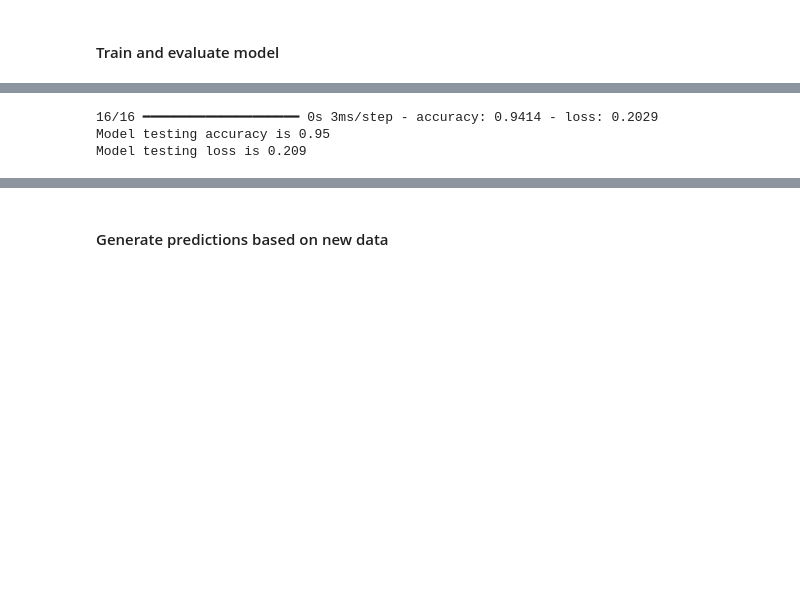
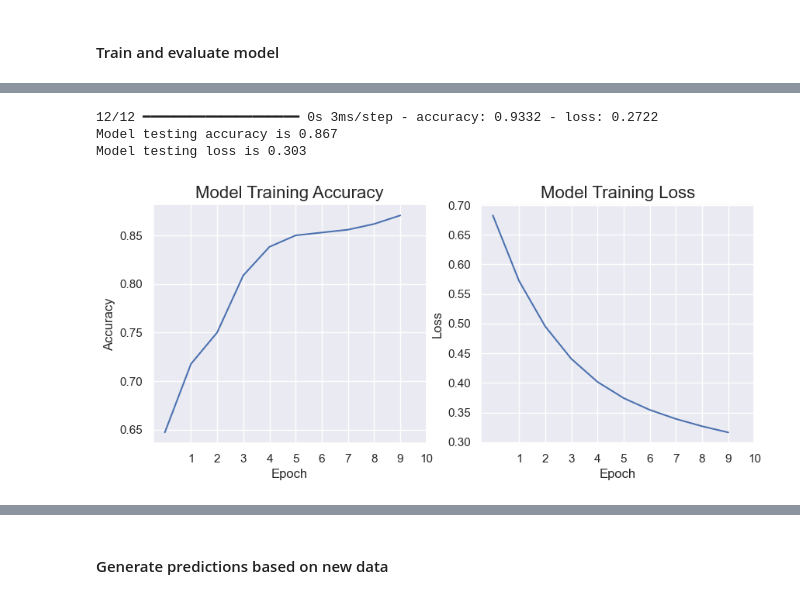
Before and after one commit to jac6779/deep-learning, a Jupyter notebook: 03_Modeling.ipynb, the cells around one changed output, grey strips where cells are left out. Drawn from its saved outputs; the diff is of its cells as text; code cells hidden in the pictures; blank space fills up the shorter version.

```diff
--- a/03_Modeling.ipynb
+++ b/03_Modeling.ipynb
@@ -4,6 +4,9 @@
 # Import libraries
 import pandas as pd
 import numpy as np
+import matplotlib.pyplot as plt
+import seaborn as sns
+sns.set()
 # %%
 # Load Data
 data = pd.read_csv("processed_data.txt", sep="|")
@@ -28,7 +31,7 @@ y = data["Purchased"]
 # %%
 # Divide data into training and testing.
 from sklearn.model_selection import train_test_split
-X_train, X_test, y_train, y_test = train_test_split(X, y, test_size=0.20, random_state=35)
+X_train, X_test, y_train, y_test = train_test_split(X, y, test_size=0.15, random_state=25)
 # %%
 # Convert train and test data sets into tensors
 import tensorflow as tf
@@ -70,5 +70,6 @@ Model: "sequential"
 #### Train and evaluate model
 # %%
 # Train model
-model.fit(X_train, y_train, batch_size=5, epochs=30, verbose=1)
+history = model.fit(X_train, y_train, batch_size=5, epochs=10, verbose=1, validation_data=(X_test, y_test))
+history
 # %% [output]
@@ -95,9 +99,26 @@ Epoch 30/30
 results = model.evaluate(X_test, y_test, batch_size=5)
 print("Model testing accuracy is", round(results[1], 3), "\nModel testing loss is", round(results[0], 3))
 # %% [output]
-16/16 ━━━━━━━━━━━━━━━━━━━━ 0s 3ms/step - accuracy: 0.9414 - loss: 0.2029
-Model testing accuracy is 0.95
-Model testing loss is 0.209
+12/12 ━━━━━━━━━━━━━━━━━━━━ 0s 3ms/step - accuracy: 0.9332 - loss: 0.2722
+Model testing accuracy is 0.867
+Model testing loss is 0.303
+# %%
+# Plot accuracy and loss
+fix, (ax1, ax2) = plt.subplots(1, 2, figsize=(10,4))
+ax1.plot(history.history["accuracy"])
+ax1.set_xlabel("Epoch")
+ax1.set_ylabel("Accuracy")
+ax1.set_xticks(np.arange(1,11,1))
+ax1.set_title("Model Training Accuracy", fontsize=16)
+
+ax2.plot(history.history["loss"])
+ax2.set_xlabel("Epoch")
+ax2.set_ylabel("Loss")
+ax2.set_xticks(np.arange(1,11,1))
+ax2.set_title("Model Training Loss", fontsize=16)
+plt.show()
+# %% [output]
+[figure, added]
 # %%
 # Predictions from testing data
 y_pred = model.predict(X_test)
```
Also changed, not shown: parts of 5 cells of this notebook.
